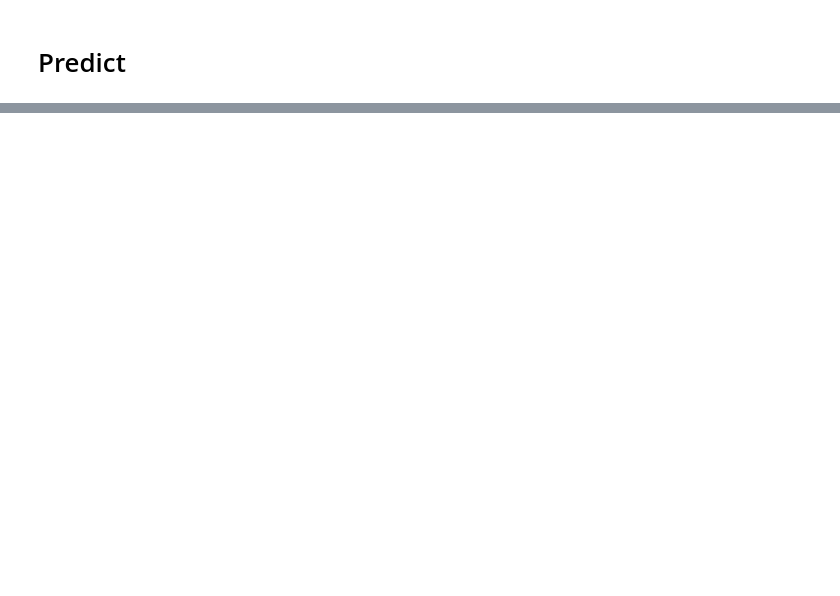
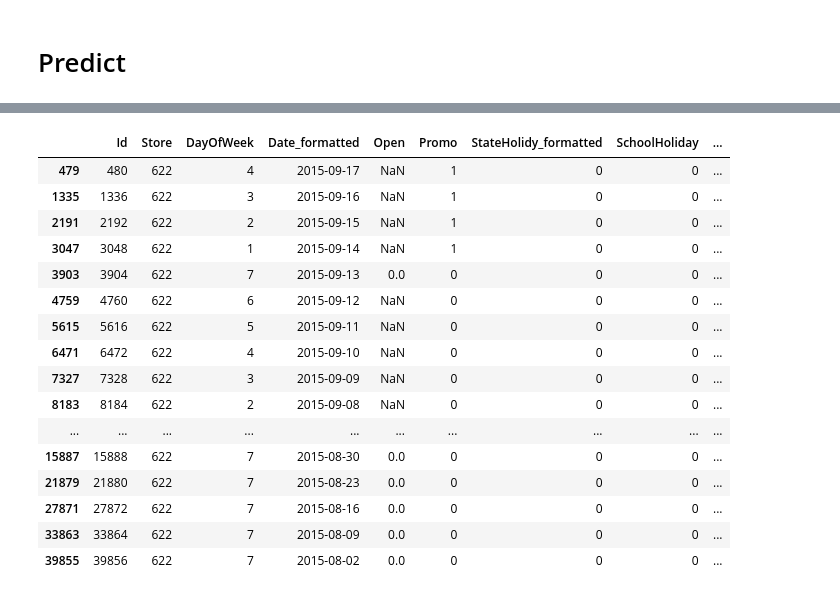
Before and after one commit to zxzjim/RossmannSales, a Jupyter notebook: Rossmann Store Sales.ipynb, the cells around one changed output, grey strips where cells are left out. Saved outputs shown, nothing was run; the diff lists cells and outputs as text; code cells hidden in the pictures; blank space fills up the shorter version.

```diff
--- a/Rossmann Store Sales.ipynb
+++ b/Rossmann Store Sales.ipynb
@@ -556,0 +594,22 @@ Index([u'Id', u'Sales'], dtype='object')
+# %%
+test_ready_g_close = test_ready[test_ready['Open']!=1].groupby('Store')
+# %%
+test_ready_g_close.get_group(622)
+# %% [output]
+|  | Id | Store | DayOfWeek | Date_formatted | Open | Promo | StateHolidy_formatted | SchoolHoliday | ... |
+| 479 | 480 | 622 | 4 | 2015-09-17 | NaN | 1 | 0 | 0 | ... |
+| 1335 | 1336 | 622 | 3 | 2015-09-16 | NaN | 1 | 0 | 0 | ... |
+| 2191 | 2192 | 622 | 2 | 2015-09-15 | NaN | 1 | 0 | 0 | ... |
+| 3047 | 3048 | 622 | 1 | 2015-09-14 | NaN | 1 | 0 | 0 | ... |
+| 3903 | 3904 | 622 | 7 | 2015-09-13 | 0.0 | 0 | 0 | 0 | ... |
+| 4759 | 4760 | 622 | 6 | 2015-09-12 | NaN | 0 | 0 | 0 | ... |
+| 5615 | 5616 | 622 | 5 | 2015-09-11 | NaN | 0 | 0 | 0 | ... |
+| 6471 | 6472 | 622 | 4 | 2015-09-10 | NaN | 0 | 0 | 0 | ... |
+| 7327 | 7328 | 622 | 3 | 2015-09-09 | NaN | 0 | 0 | 0 | ... |
+| 8183 | 8184 | 622 | 2 | 2015-09-08 | NaN | 0 | 0 | 0 | ... |
+| ... | ... | ... | ... | ... | ... | ... | ... | ... | ... |
+| 15887 | 15888 | 622 | 7 | 2015-08-30 | 0.0 | 0 | 0 | 0 | ... |
+| 21879 | 21880 | 622 | 7 | 2015-08-23 | 0.0 | 0 | 0 | 0 | ... |
+| 27871 | 27872 | 622 | 7 | 2015-08-16 | 0.0 | 0 | 0 | 0 | ... |
+| 33863 | 33864 | 622 | 7 | 2015-08-09 | 0.0 | 0 | 0 | 0 | ... |
+| 39855 | 39856 | 622 | 7 | 2015-08-02 | 0.0 | 0 | 0 | 0 | ... |
```
Also changed, not shown: parts of 31 cells of this notebook, 2 other files.
